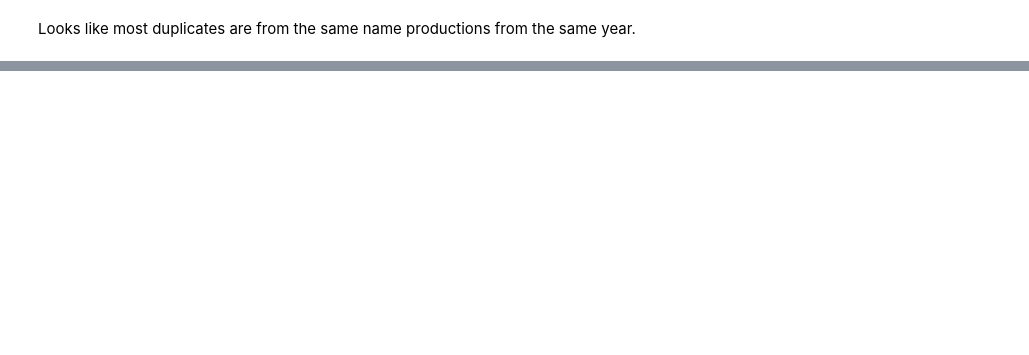
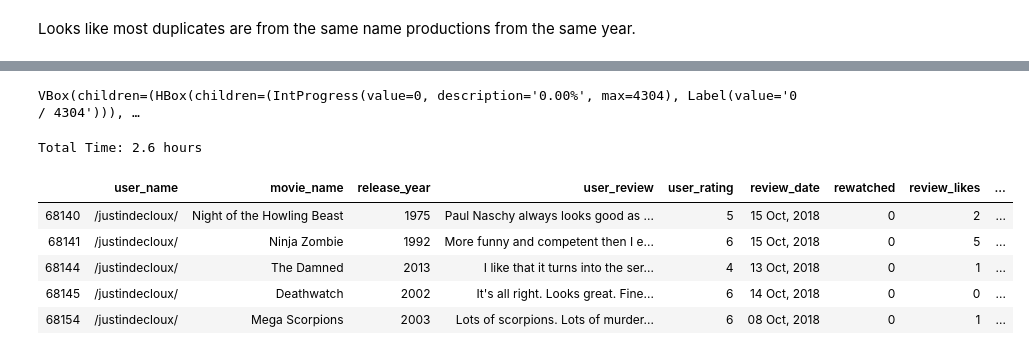
Before and after one commit to intelMT/movrec, a Jupyter notebook: src/preprocessing.ipynb, the cells around one changed output, grey strips where cells are left out. Saved outputs shown, nothing was run; the diff lists cells and outputs as text; code cells hidden in the pictures; blank space fills up the shorter version.

```diff
--- a/src/preprocessing.ipynb
+++ b/src/preprocessing.ipynb
@@ -190,9 +201,9 @@ titles_wo_people_info = set(df_v2.tconst.unique()).difference(set(title_principa
 # %%
 def get_people(imdb_mov_id):
-    if ((len(imdb_mov_id) < 7) | (imdb_mov_id in titles_wo_people_info)):
-        return np.nan, np.nan, np.nan, np.nan, np.nan
+    if imdb_mov_id not in common_movies:
+        return "no_info", "no_info", "no_info", "no_info", "no_info"
     temp = title_principals.loc[title_principals['tconst']==imdb_mov_id]
-    people_codes = temp.nconst
+    people_codes = temp["nconst"].values
     row_logical = name_basics.nconst.isin(people_codes)
     names = " ".join([name.replace(" ","") for name in name_basics.loc[row_logical,"primaryName"]])
     birth_years = " ".join(name_basics.loc[row_logical,"birthYear"])
@@ -242,0 +238,4 @@ Probably less than this but still a lot, better to use multiprocess or threading
+# %%
+df_cont = pd.read_csv("data_preprocessed.csv", index_col=0)
+# Example:
+# generate_people_feats(df_cont,from_scratch=False, from_=16000)
@@ -243 +252,20 @@ Probably less than this but still a lot, better to use multiprocess or threading
+# %%
+t1 = time.time()
+df_cont.loc[logical, ['names','birth_years','death_years','professions','known_for']] = df_cont.loc[logical,"tconst"].parallel_apply(lambda x: get_people(x))
+t2 = time.time()
+# %% [output]
+VBox(children=(HBox(children=(IntProgress(value=0, description='0.00%', max=4304), Label(value='0 / 4304'))), …
+# %%
+print("Total Time: {:.1f} hours".format(round(t2-t1)/3600))
+# %% [output]
+Total Time: 2.6 hours
+# %%
+df_cont.loc[logical].head()
+# %% [output]
+|  | user_name | movie_name | release_year | user_review | user_rating | review_date | rewatched | review_likes | ... |
+| 68140 | /justindecloux/ | Night of the Howling Beast | 1975 | Paul Naschy always looks good as ... | 5 | 15 Oct, 2018 | 0 | 2 | ... |
+| 68141 | /justindecloux/ | Ninja Zombie | 1992 | More funny and competent then I e... | 6 | 15 Oct, 2018 | 0 | 5 | ... |
+| 68144 | /justindecloux/ | The Damned | 2013 | I like that it turns into the ser... | 4 | 13 Oct, 2018 | 0 | 1 | ... |
+| 68145 | /justindecloux/ | Deathwatch | 2002 | It's all right. Looks great. Fine... | 6 | 14 Oct, 2018 | 0 | 0 | ... |
+| 68154 | /justindecloux/ | Mega Scorpions | 2003 | Lots of scorpions. Lots of murder... | 6 | 08 Oct, 2018 | 0 | 1 | ... |
 # %%
```
Also changed, not shown: parts of 34 cells of this notebook, 2 other files.
